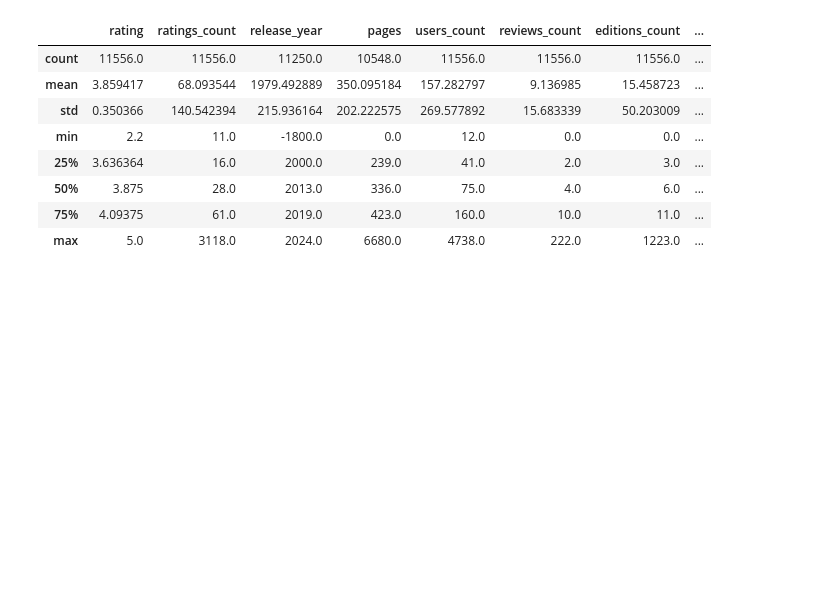
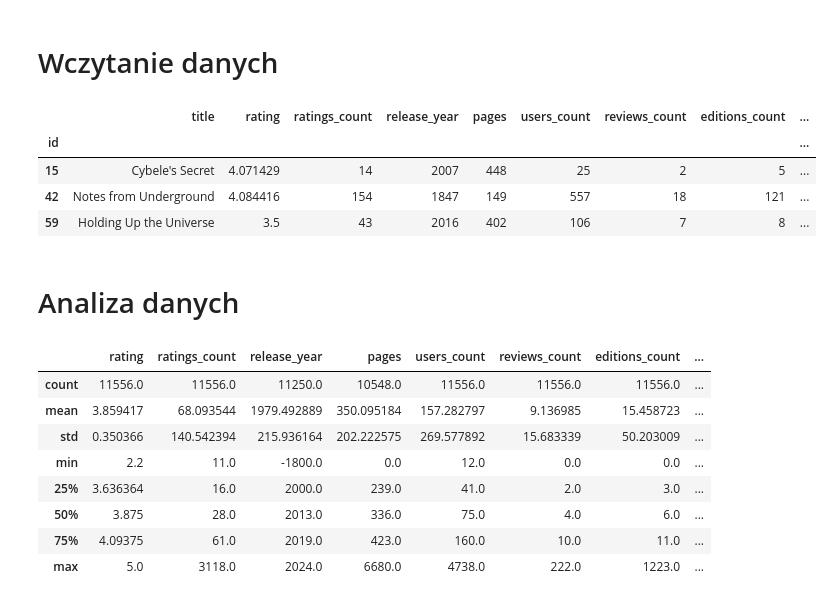
Before and after one commit to gruwnald/hardcover, a Jupyter notebook: analysis.ipynb, the cells around one changed output. Cells and saved outputs as stored; diff of their text form; code cells hidden in the pictures; blank space fills up the shorter version.

```diff
--- a/analysis.ipynb
+++ b/analysis.ipynb
@@ -28,11 +28,23 @@ mpl.rcParams['figure.figsize'] = (8, 6)
 
 FROM_API = False
 TRAIN_MODEL = False
+# %% [markdown]
+# Wczytanie danych
 # %%
 from load_data import *
 if FROM_API:
     api_to_csv(filename="books.csv")
 data = csv_to_df(filename="books.csv")
+# %%
+data.head(3)
+# %% [output]
+|  | title | rating | ratings_count | release_year | pages | users_count | reviews_count | editions_count | ... |
+| id |  |  |  |  |  |  |  |  | ... |
+| 15 | Cybele's Secret | 4.071429 | 14 | 2007 | 448 | 25 | 2 | 5 | ... |
+| 42 | Notes from Underground | 4.084416 | 154 | 1847 | 149 | 557 | 18 | 121 | ... |
+| 59 | Holding Up the Universe | 3.5 | 43 | 2016 | 402 | 106 | 7 | 8 | ... |
+# %% [markdown]
+# Analiza danych
 # %%
 data.describe()
 # %% [output]
```
Also changed, not shown: parts of 12 cells of this notebook.
